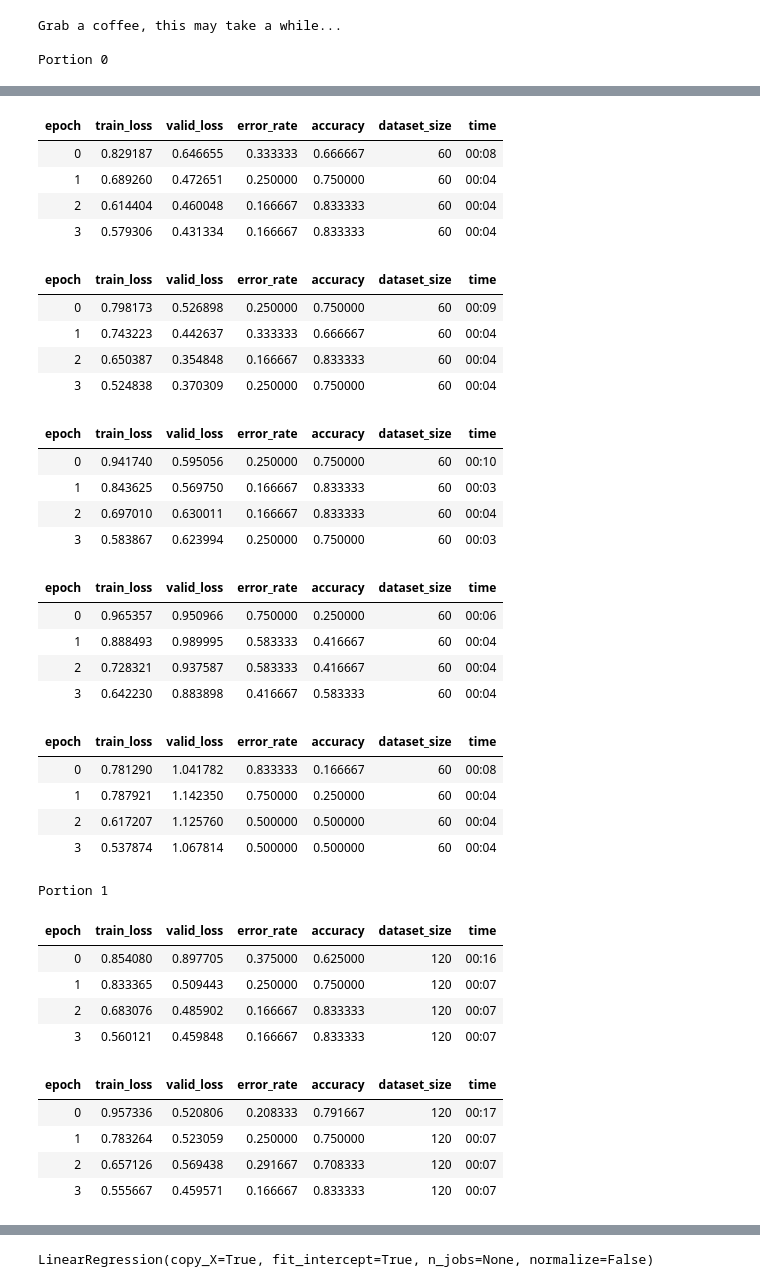
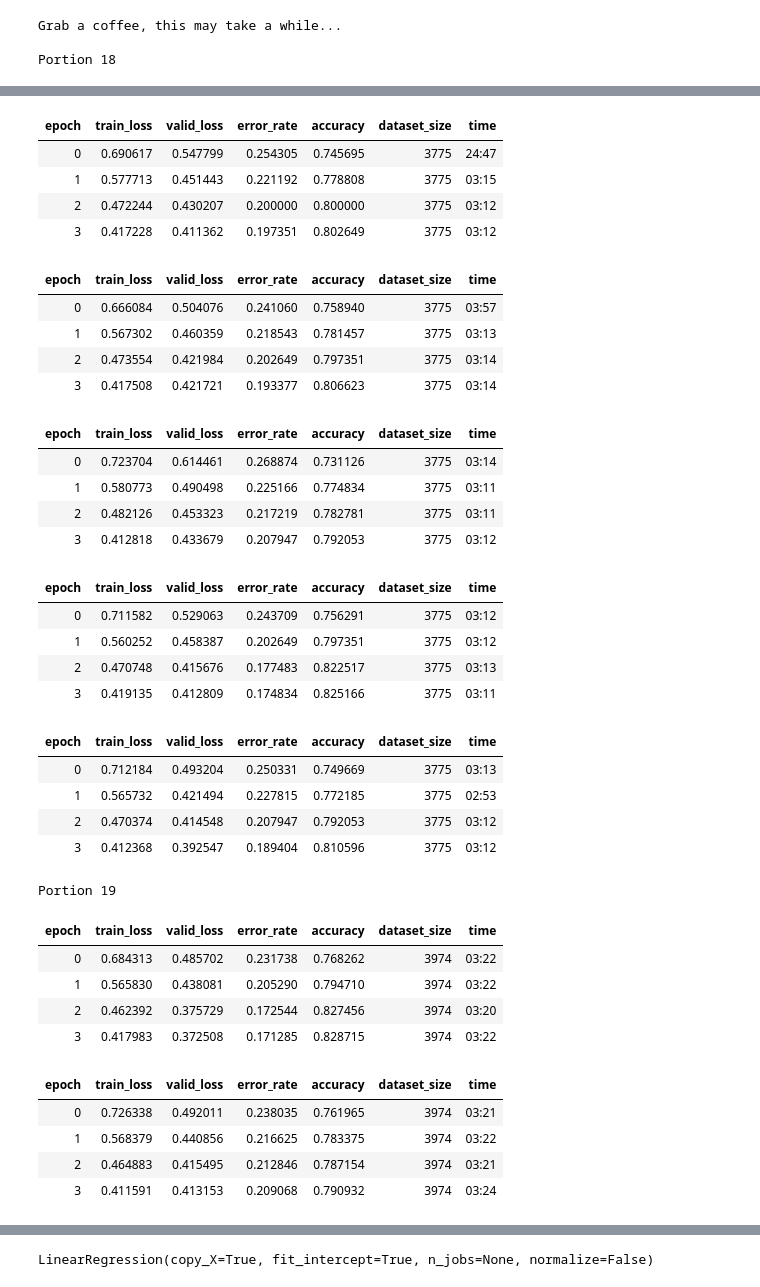
Before and after one commit to martinabr/AITools, a Jupyter notebook: AdaptiveDataVolumeFastAI.ipynb, the cells around one changed output, grey strips where cells are left out. Cells and saved outputs as stored; diff of their text form; code cells hidden in the pictures.

```diff
--- a/AdaptiveDataVolumeFastAI.ipynb
+++ b/AdaptiveDataVolumeFastAI.ipynb
@@ -137,0 +114,4 @@ tfms = get_transforms()
+# %%
+src = (ImageList.from_folder(path, recurse=True)
+       .filter_by_folder(include=['fake', 'real']))
+src
@@ -139,8 +123,8 @@ tfms = get_transforms()
 '''
 Start the process
 '''
-adaptive_training(path, fnames, pat, tfms, models.resnet34, portions_=20, kfolds_=5, portion_start_=0, kfold_start_=0, fit_one_cycle_=4)
+adaptive_training(path, src, tfms, models.resnet34, portions_=20, kfolds_=5, portion_start_=0, kfold_start_=0, fit_one_cycle_=4)
 # %% [output]
 Grab a coffee, this may take a while...
 
-Portion 0
+Portion 18
@@ -147,37 +132,37 @@ Portion 0
 | epoch | train_loss | valid_loss | error_rate | accuracy | dataset_size | time |
-| 0 | 0.829187 | 0.646655 | 0.333333 | 0.666667 | 60 | 00:08 |
-| 1 | 0.689260 | 0.472651 | 0.250000 | 0.750000 | 60 | 00:04 |
-| 2 | 0.614404 | 0.460048 | 0.166667 | 0.833333 | 60 | 00:04 |
-| 3 | 0.579306 | 0.431334 | 0.166667 | 0.833333 | 60 | 00:04 |
+| 0 | 0.690617 | 0.547799 | 0.254305 | 0.745695 | 3775 | 24:47 |
+| 1 | 0.577713 | 0.451443 | 0.221192 | 0.778808 | 3775 | 03:15 |
+| 2 | 0.472244 | 0.430207 | 0.200000 | 0.800000 | 3775 | 03:12 |
+| 3 | 0.417228 | 0.411362 | 0.197351 | 0.802649 | 3775 | 03:12 |
 | epoch | train_loss | valid_loss | error_rate | accuracy | dataset_size | time |
-| 0 | 0.798173 | 0.526898 | 0.250000 | 0.750000 | 60 | 00:09 |
-| 1 | 0.743223 | 0.442637 | 0.333333 | 0.666667 | 60 | 00:04 |
-| 2 | 0.650387 | 0.354848 | 0.166667 | 0.833333 | 60 | 00:04 |
-| 3 | 0.524838 | 0.370309 | 0.250000 | 0.750000 | 60 | 00:04 |
+| 0 | 0.666084 | 0.504076 | 0.241060 | 0.758940 | 3775 | 03:57 |
+| 1 | 0.567302 | 0.460359 | 0.218543 | 0.781457 | 3775 | 03:13 |
+| 2 | 0.473554 | 0.421984 | 0.202649 | 0.797351 | 3775 | 03:14 |
+| 3 | 0.417508 | 0.421721 | 0.193377 | 0.806623 | 3775 | 03:14 |
 | epoch | train_loss | valid_loss | error_rate | accuracy | dataset_size | time |
-| 0 | 0.941740 | 0.595056 | 0.250000 | 0.750000 | 60 | 00:10 |
-| 1 | 0.843625 | 0.569750 | 0.166667 | 0.833333 | 60 | 00:03 |
-| 2 | 0.697010 | 0.630011 | 0.166667 | 0.833333 | 60 | 00:04 |
-| 3 | 0.583867 | 0.623994 | 0.250000 | 0.750000 | 60 | 00:03 |
+| 0 | 0.723704 | 0.614461 | 0.268874 | 0.731126 | 3775 | 03:14 |
+| 1 | 0.580773 | 0.490498 | 0.225166 | 0.774834 | 3775 | 03:11 |
+| 2 | 0.482126 | 0.453323 | 0.217219 | 0.782781 | 3775 | 03:11 |
+| 3 | 0.412818 | 0.433679 | 0.207947 | 0.792053 | 3775 | 03:12 |
 | epoch | train_loss | valid_loss | error_rate | accuracy | dataset_size | time |
-| 0 | 0.965357 | 0.950966 | 0.750000 | 0.250000 | 60 | 00:06 |
-| 1 | 0.888493 | 0.989995 | 0.583333 | 0.416667 | 60 | 00:04 |
-| 2 | 0.728321 | 0.937587 | 0.583333 | 0.416667 | 60 | 00:04 |
-| 3 | 0.642230 | 0.883898 | 0.416667 | 0.583333 | 60 | 00:04 |
+| 0 | 0.711582 | 0.529063 | 0.243709 | 0.756291 | 3775 | 03:12 |
+| 1 | 0.560252 | 0.458387 | 0.202649 | 0.797351 | 3775 | 03:12 |
+| 2 | 0.470748 | 0.415676 | 0.177483 | 0.822517 | 3775 | 03:13 |
+| 3 | 0.419135 | 0.412809 | 0.174834 | 0.825166 | 3775 | 03:11 |
 | epoch | train_loss | valid_loss | error_rate | accuracy | dataset_size | time |
-| 0 | 0.781290 | 1.041782 | 0.833333 | 0.166667 | 60 | 00:08 |
-| 1 | 0.787921 | 1.142350 | 0.750000 | 0.250000 | 60 | 00:04 |
-| 2 | 0.617207 | 1.125760 | 0.500000 | 0.500000 | 60 | 00:04 |
-| 3 | 0.537874 | 1.067814 | 0.500000 | 0.500000 | 60 | 00:04 |
+| 0 | 0.712184 | 0.493204 | 0.250331 | 0.749669 | 3775 | 03:13 |
+| 1 | 0.565732 | 0.421494 | 0.227815 | 0.772185 | 3775 | 02:53 |
+| 2 | 0.470374 | 0.414548 | 0.207947 | 0.792053 | 3775 | 03:12 |
+| 3 | 0.412368 | 0.392547 | 0.189404 | 0.810596 | 3775 | 03:12 |
-Portion 1
+Portion 19
 | epoch | train_loss | valid_loss | error_rate | accuracy | dataset_size | time |
-| 0 | 0.854080 | 0.897705 | 0.375000 | 0.625000 | 120 | 00:16 |
-| 1 | 0.833365 | 0.509443 | 0.250000 | 0.750000 | 120 | 00:07 |
-| 2 | 0.683076 | 0.485902 | 0.166667 | 0.833333 | 120 | 00:07 |
-| 3 | 0.560121 | 0.459848 | 0.166667 | 0.833333 | 120 | 00:07 |
+| 0 | 0.684313 | 0.485702 | 0.231738 | 0.768262 | 3974 | 03:22 |
+| 1 | 0.565830 | 0.438081 | 0.205290 | 0.794710 | 3974 | 03:22 |
+| 2 | 0.462392 | 0.375729 | 0.172544 | 0.827456 | 3974 | 03:20 |
+| 3 | 0.417983 | 0.372508 | 0.171285 | 0.828715 | 3974 | 03:22 |
 | epoch | train_loss | valid_loss | error_rate | accuracy | dataset_size | time |
-| 0 | 0.957336 | 0.520806 | 0.208333 | 0.791667 | 120 | 00:17 |
-| 1 | 0.783264 | 0.523059 | 0.250000 | 0.750000 | 120 | 00:07 |
-| 2 | 0.657126 | 0.569438 | 0.291667 | 0.708333 | 120 | 00:07 |
-| 3 | 0.555667 | 0.459571 | 0.166667 | 0.833333 | 120 | 00:07 |
+| 0 | 0.726338 | 0.492011 | 0.238035 | 0.761965 | 3974 | 03:21 |
+| 1 | 0.568379 | 0.440856 | 0.216625 | 0.783375 | 3974 | 03:22 |
+| 2 | 0.464883 | 0.415495 | 0.212846 | 0.787154 | 3974 | 03:21 |
+| 3 | 0.411591 | 0.413153 | 0.209068 | 0.790932 | 3974 | 03:24 |
 | epoch | train_loss | valid_loss | error_rate | accuracy | dataset_size | time |
```
Also changed, not shown: parts of 14 cells of this notebook.
